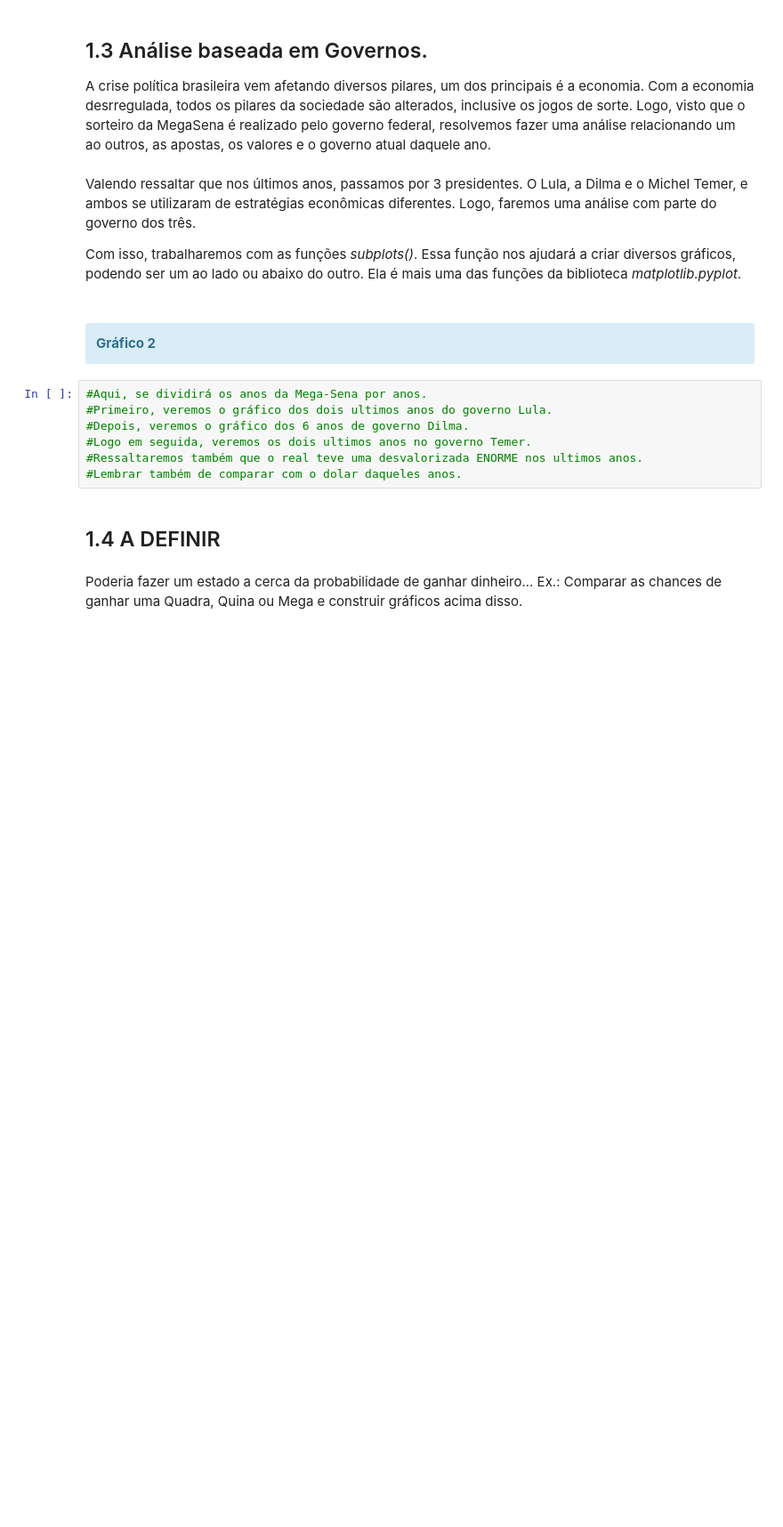
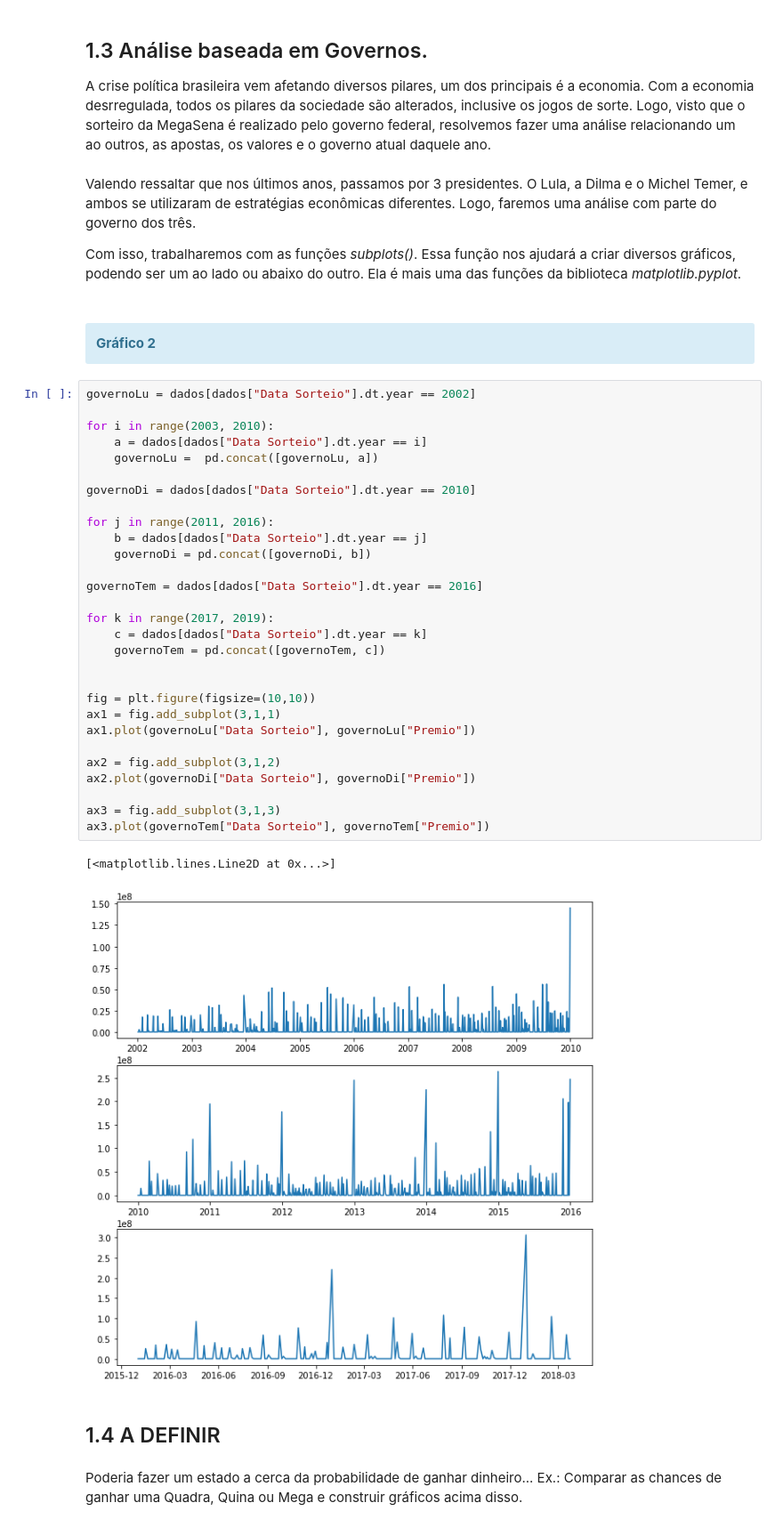
Before and after one commit to gabrielqap/analise-megasena, a Jupyter notebook: Trabalho extra - Unidade 1.ipynb, the cells around one changed output. Shown at 89% size. Drawn from its saved outputs; the diff is of its cells as text; blank space fills up the shorter version.

```diff
--- a/Trabalho extra - Unidade 1.ipynb
+++ b/Trabalho extra - Unidade 1.ipynb
@@ -176,13 +179,38 @@ Com isso, trabalharemos com as funções *subplots()*. Essa função nos ajudar
 <div class="alert alert-info">
 <b>Gráfico 2</b>
 </div>
-# %%
-#Aqui, se dividirá os anos da Mega-Sena por anos.
-#Primeiro, veremos o gráfico dos dois ultimos anos do governo Lula.
-#Depois, veremos o gráfico dos 6 anos de governo Dilma.
-#Logo em seguida, veremos os dois ultimos anos no governo Temer.
-#Ressaltaremos também que o real teve uma desvalorizada ENORME nos ultimos anos.
-#Lembrar também de comparar com o dolar daqueles anos.
+# %%
+governoLu = dados[dados["Data Sorteio"].dt.year == 2002]
+
+for i in range(2003, 2010):
+    a = dados[dados["Data Sorteio"].dt.year == i]
+    governoLu =  pd.concat([governoLu, a])
+
+governoDi = dados[dados["Data Sorteio"].dt.year == 2010]
+
+for j in range(2011, 2016):
+    b = dados[dados["Data Sorteio"].dt.year == j]
+    governoDi = pd.concat([governoDi, b])
+
+governoTem = dados[dados["Data Sorteio"].dt.year == 2016]
+
+for k in range(2017, 2019):
+    c = dados[dados["Data Sorteio"].dt.year == k]
+    governoTem = pd.concat([governoTem, c])
+
+
+fig = plt.figure(figsize=(10,10))
+ax1 = fig.add_subplot(3,1,1)
+ax1.plot(governoLu["Data Sorteio"], governoLu["Premio"])
+
+ax2 = fig.add_subplot(3,1,2)
+ax2.plot(governoDi["Data Sorteio"], governoDi["Premio"])
+
+ax3 = fig.add_subplot(3,1,3)
+ax3.plot(governoTem["Data Sorteio"], governoTem["Premio"])
+# %% [output]
+[<matplotlib.lines.Line2D at 0x...>]
+[figure, added]
 # %% [markdown]
 ## 1.4 A DEFINIR
 # %% [markdown]
```
Also changed, not shown: parts of 1 cell of this notebook.
